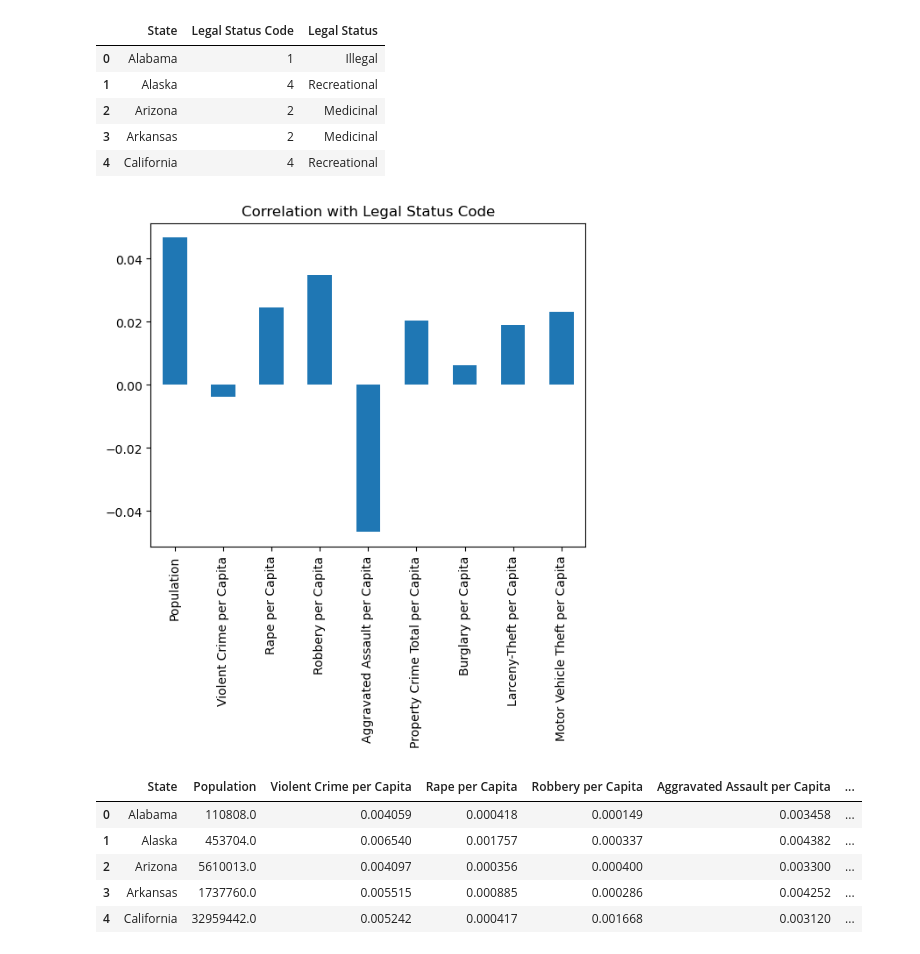
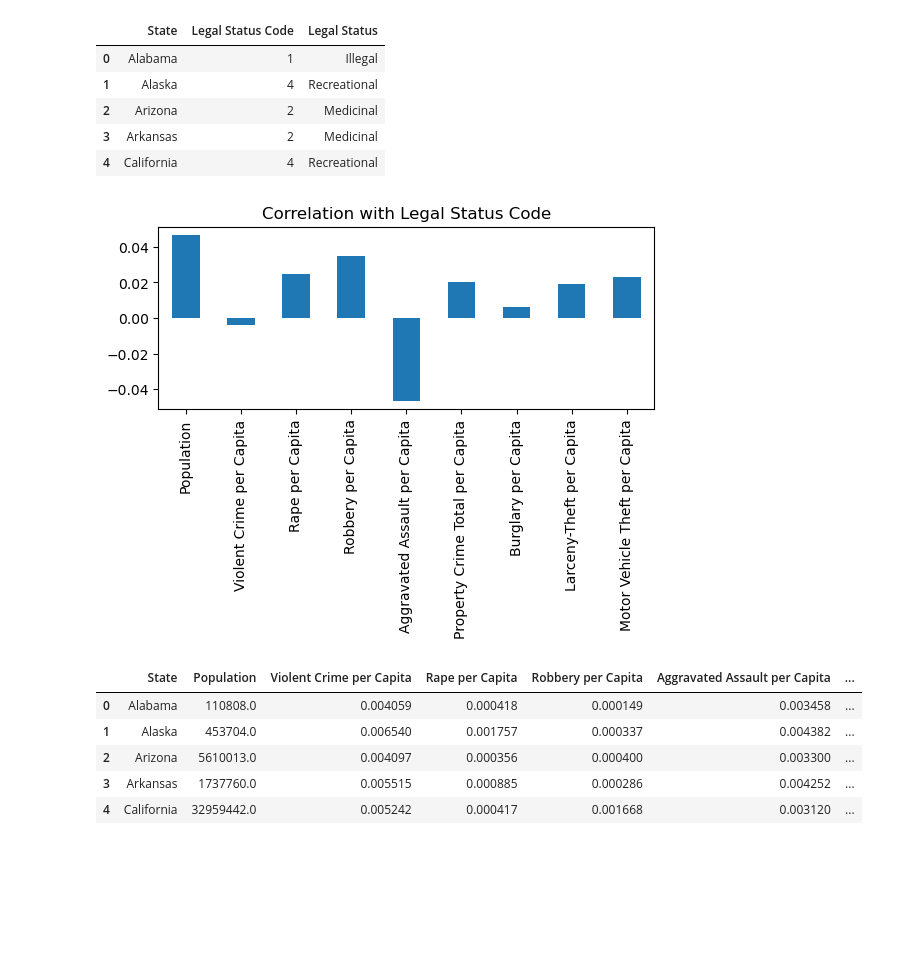
Before and after one commit to NeonOstrich/Crime-and-Cannabis-Legal-Status-Analysis-Team-Project, a Jupyter notebook: Analysis/Data Analysis .ipynb, the cells around one changed output. Drawn from its saved outputs; the diff is of its cells as text; code cells hidden in the pictures; blank space fills up the shorter version.

```diff
--- a/Analysis/Data Analysis .ipynb
+++ b/Analysis/Data Analysis .ipynb
@@ -87,15 +87,16 @@ state_data_df.head()
 # %%
 target_col = "Legal Status Code"
 sub_df = canna_data_df[[target_col] + [col for col in canna_data_df.columns if col != target_col]]
 corr = sub_df.corr()[target_col].drop(target_col)
 import matplotlib.pyplot as plt
 
 corr.plot(kind='bar')
 plt.title('Correlation with ' + target_col)
+plt.subplots_adjust(bottom=0.50)
 plt.savefig("Corr_Bar.png")
 plt.show()
 # %% [output]
-[figure, old version]
+[figure, new version]
 # %%
 #Create a summary table that aggregates all parameters, sums up the population while keeping the status and code by state
 sum_pop = canna_data_df['Population'].groupby(canna_data_df['State']).sum()
```
Also changed, not shown: parts of 3 cells of this notebook, 5 other files.
